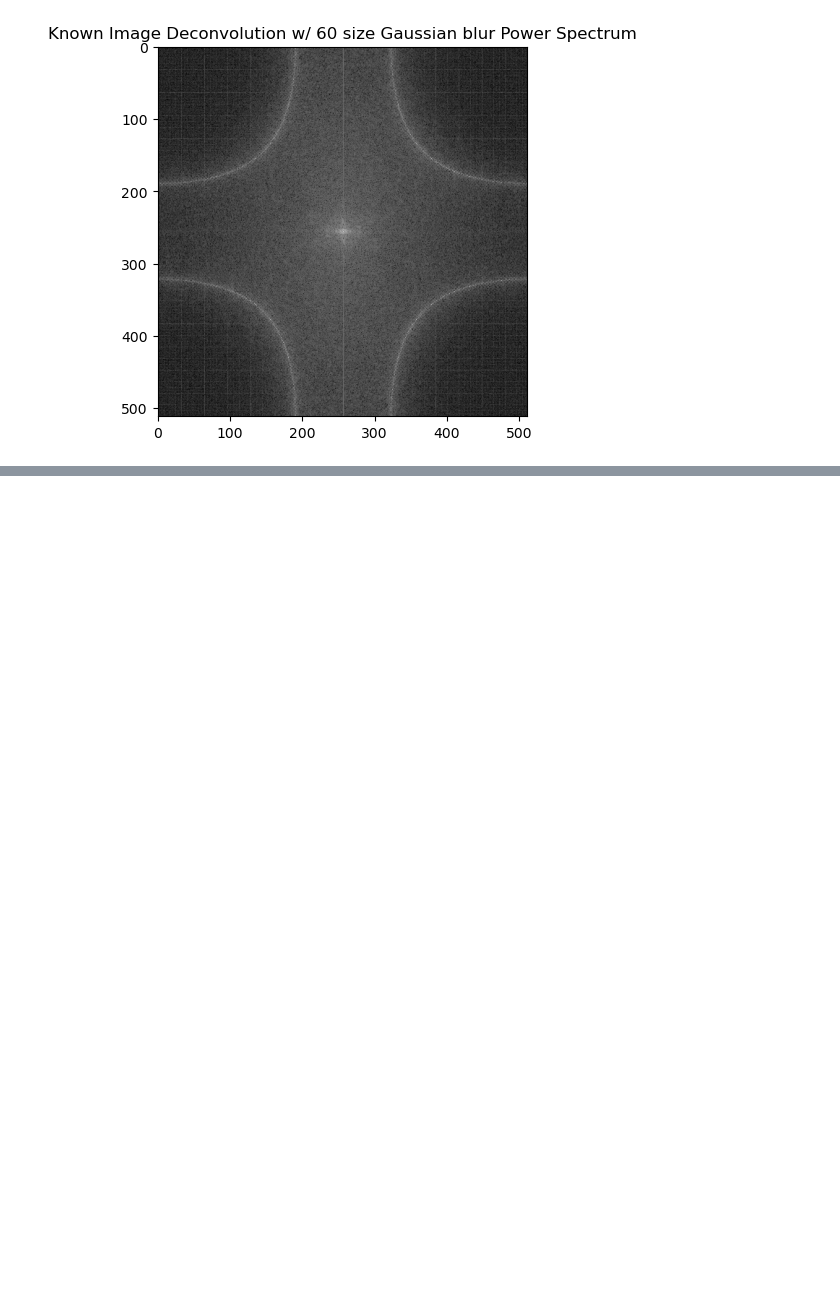
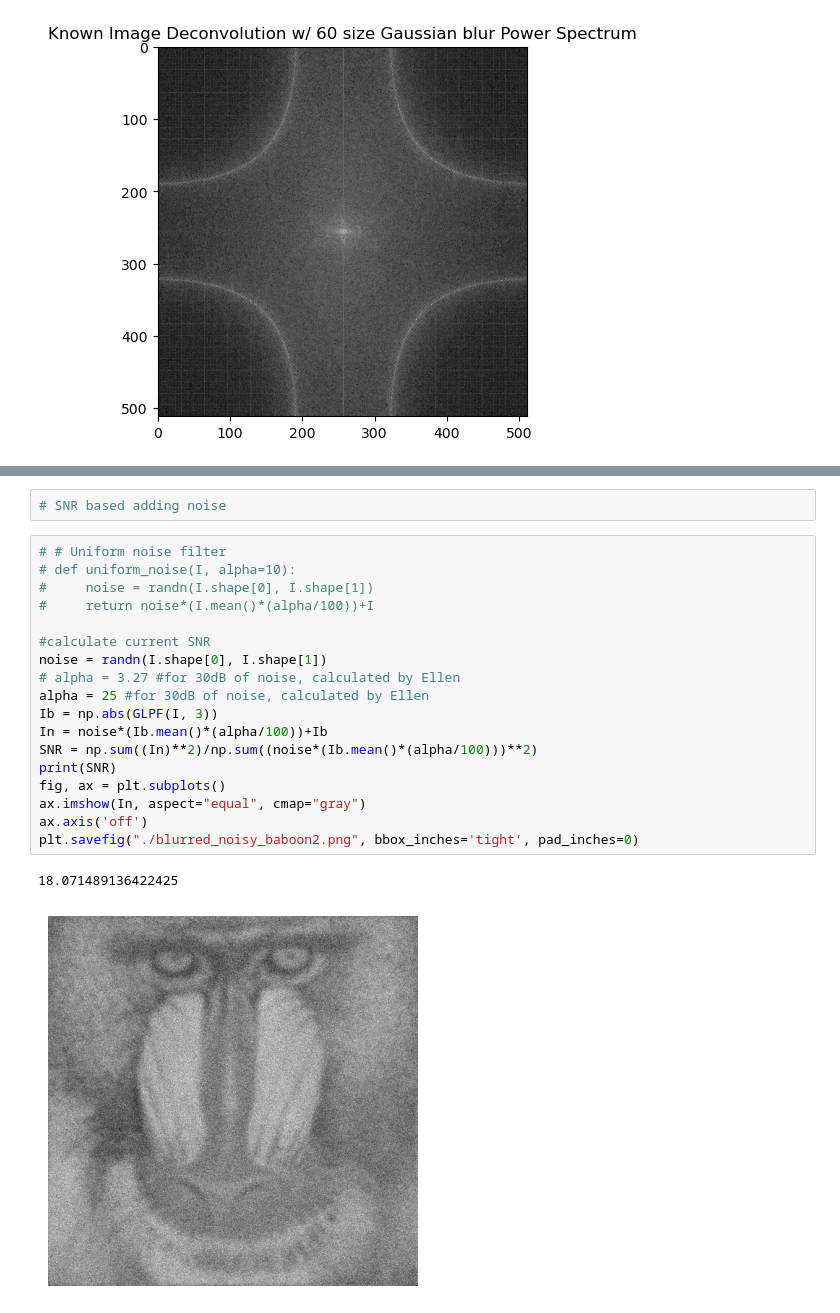
Before and after one commit to ADY-YDA/Blind-Image-Deconvolution, a Jupyter notebook: General_Deblurring.ipynb, the cells around one changed output, grey strips where cells are left out. Cells and saved outputs as stored; diff of their text form; blank space fills up the shorter version.

```diff
--- a/General_Deblurring.ipynb
+++ b/General_Deblurring.ipynb
@@ -219,0 +198,23 @@ plt.savefig("./blurred_noisy_baboon2.png", bbox_inches='tight', pad_inches=0)
+# %%
+# SNR based adding noise
+# %%
+# # Uniform noise filter
+# def uniform_noise(I, alpha=10):
+#     noise = randn(I.shape[0], I.shape[1])
+#     return noise*(I.mean()*(alpha/100))+I
+
+#calculate current SNR
+noise = randn(I.shape[0], I.shape[1])
+# alpha = 3.27 #for 30dB of noise, calculated by Ellen
+alpha = 25 #for 30dB of noise, calculated by Ellen
+Ib = np.abs(GLPF(I, 3))
+In = noise*(Ib.mean()*(alpha/100))+Ib
+SNR = np.sum((In)**2)/np.sum((noise*(Ib.mean()*(alpha/100)))**2)
+print(SNR)
+fig, ax = plt.subplots()
+ax.imshow(In, aspect="equal", cmap="gray")
+ax.axis('off')
+plt.savefig("./blurred_noisy_baboon2.png", bbox_inches='tight', pad_inches=0)
+# %% [output]
+18.071489136422425
+[figure, added]
```
Also changed, not shown: parts of 18 cells of this notebook, 2 other files.
